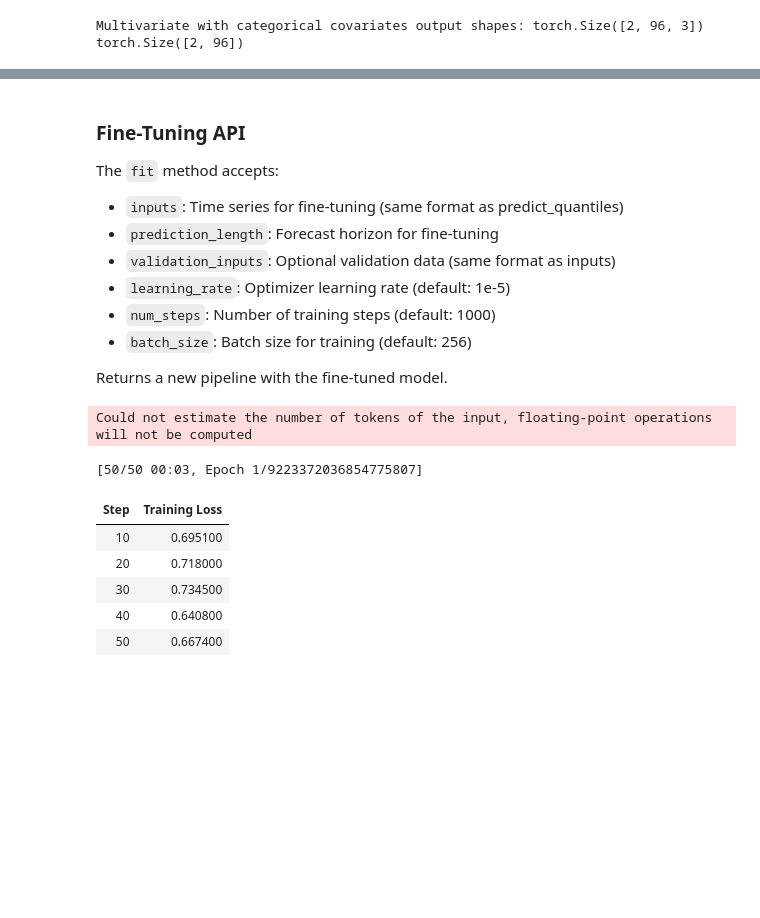
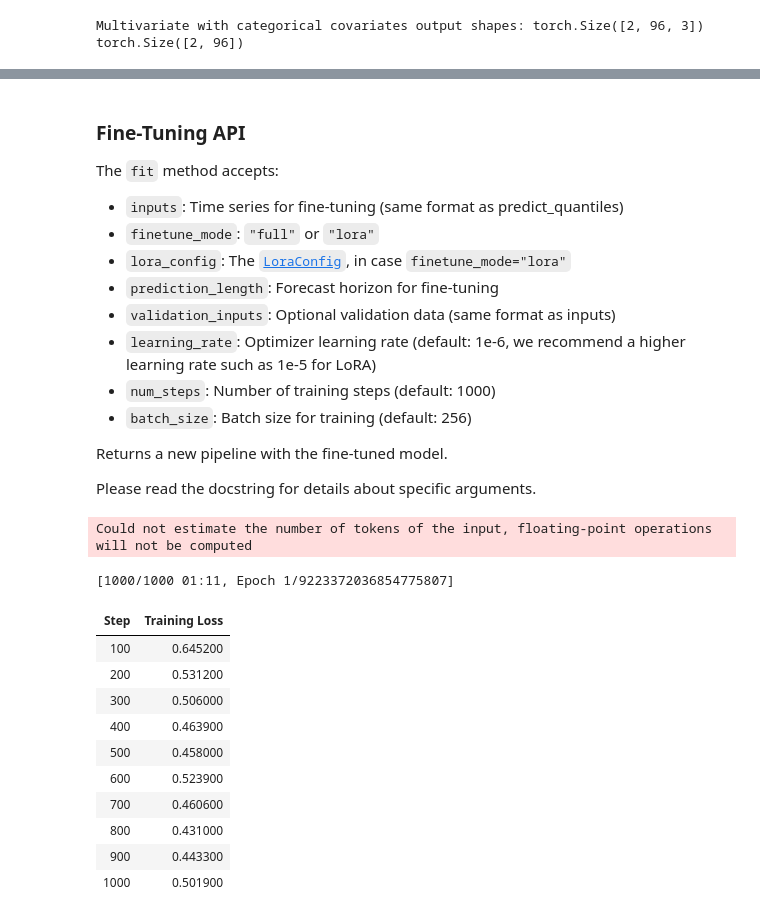
Before and after one commit to amazon-science/chronos-forecasting, a Jupyter notebook: notebooks/chronos-2-quickstart.ipynb, the cells around one changed output, grey strips where cells are left out. Drawn from its saved outputs; the diff is of its cells as text; code cells hidden in the pictures; blank space fills up the shorter version.

```diff
--- a/notebooks/chronos-2-quickstart.ipynb
+++ b/notebooks/chronos-2-quickstart.ipynb
@@ -232,10 +234,12 @@ timeseries_id = "1"  # Specific time series to visualize (product/store ID)
 
 # Load historical sales and past values of covariates
 sales_context_df = pd.read_parquet("https://autogluon.s3.amazonaws.com/datasets/timeseries/retail_sales/train.parquet")
+sales_context_df[timestamp_column] = pd.to_datetime(sales_context_df[timestamp_column])
 display(sales_context_df.head())
 
 # Load future values of covariates
 sales_test_df = pd.read_parquet("https://autogluon.s3.amazonaws.com/datasets/timeseries/retail_sales/test.parquet")
+sales_test_df[timestamp_column] = pd.to_datetime(sales_test_df[timestamp_column])
 sales_future_df = sales_test_df.drop(columns=target)
 display(sales_future_df.head())
 # %% [output]
@@ -415,13 +429,17 @@ Chronos-2 supports fine-tuning on your own data.
 
 The `fit` method accepts:
 - `inputs`: Time series for fine-tuning (same format as predict_quantiles)
+- `finetune_mode`: `"full"` or `"lora"`
+- `lora_config`: The [`LoraConfig`](https://huggingface.co/docs/peft/en/package_reference/lora#peft.LoraConfig), in case `finetune_mode="lora"`
 - `prediction_length`: Forecast horizon for fine-tuning
 - `validation_inputs`: Optional validation data (same format as inputs)
-- `learning_rate`: Optimizer learning rate (default: 1e-5)
+- `learning_rate`: Optimizer learning rate (default: 1e-6, we recommend a higher learning rate such as 1e-5 for LoRA)
 - `num_steps`: Number of training steps (default: 1000)
 - `batch_size`: Batch size for training (default: 256)
 
 Returns a new pipeline with the fine-tuned model.
+
+Please read the docstring for details about specific arguments.
 # %%
 # Prepare data for fine-tuning using the retail sales dataset
 known_covariates = ["Open", "Promo", "SchoolHoliday", "StateHoliday"]
@@ -437,24 +455,29 @@ for item_id, group in sales_context_df.groupby("id"):
         "future_covariates": {col: None for col in known_covariates},
     })
 # %%
-# Fine-tune the model
+# Fine-tune the model by default full fine-tuning will be performed
 finetuned_pipeline = pipeline.fit(
     inputs=train_inputs,
     prediction_length=13,
-    num_steps=50,  # few fine-tuning steps for a quick demo
+    num_steps=1000,
     learning_rate=1e-5,
     batch_size=32,
-    logging_steps=10,
+    logging_steps=100,
 )
 # %% [output]
 Could not estimate the number of tokens of the input, floating-point operations will not be computed
-[50/50 00:03, Epoch 1/9223372036854775807]
+[1000/1000 01:11, Epoch 1/9223372036854775807]
 | Step | Training Loss |
-| 10 | 0.695100 |
-| 20 | 0.718000 |
-| 30 | 0.734500 |
-| 40 | 0.640800 |
-| 50 | 0.667400 |
+| 100 | 0.645200 |
+| 200 | 0.531200 |
+| 300 | 0.506000 |
+| 400 | 0.463900 |
+| 500 | 0.458000 |
+| 600 | 0.523900 |
+| 700 | 0.460600 |
+| 800 | 0.431000 |
+| 900 | 0.443300 |
+| 1000 | 0.501900 |
 # %%
 # Use the fine-tuned model for predictions
 finetuned_pred_df = finetuned_pipeline.predict_df(
```
Also changed, not shown: parts of 9 cells of this notebook.
